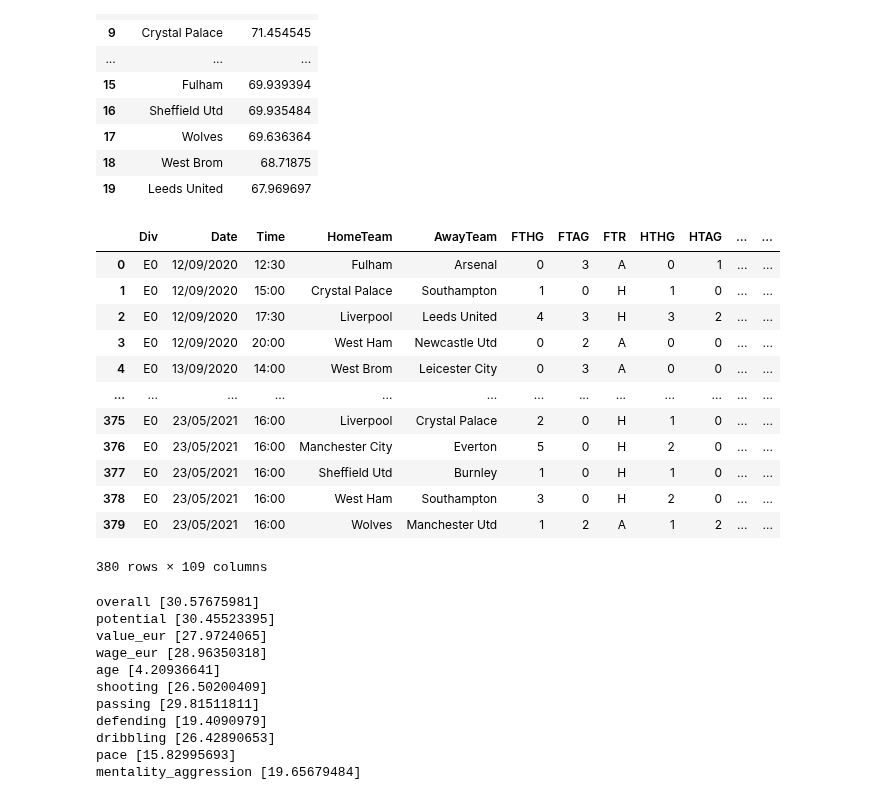
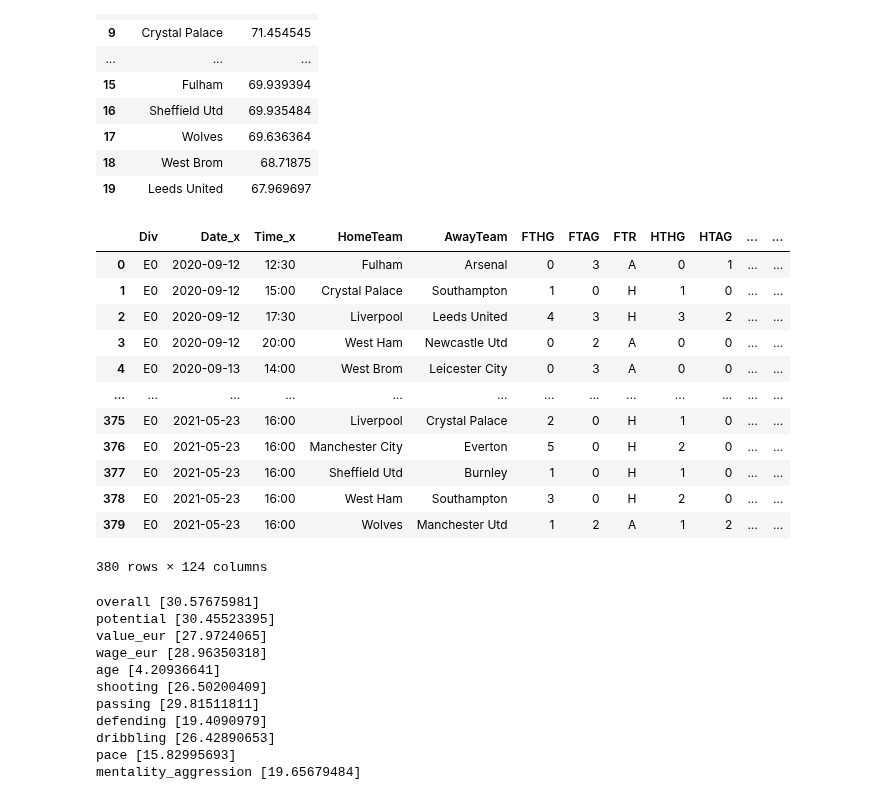
Before and after one commit to Giuliano99/Masterarbeit, a Jupyter notebook: Import Data.ipynb, the cells around one changed output. Saved outputs shown, nothing was run; the diff lists cells and outputs as text; code cells hidden in the pictures.

```diff
--- a/Import Data.ipynb
+++ b/Import Data.ipynb
@@ -217,26 +217,34 @@ fifa_rating_away
 | 19 | Leeds United | 67.969697 |
 # %%
 #merge dataframes
+
+PL_20_21['Date'] = pd.to_datetime(PL_20_21['Date'], dayfirst=True)
+PL_20_21['ID'] = PL_20_21['Date'].astype(str) + PL_20_21 ['HomeTeam'] + PL_20_21 ['AwayTeam']
+PL_20_21_xG['ID'] = PL_20_21_xG['Date'].astype(str) + PL_20_21_xG ['Home'] + PL_20_21_xG ['Away']
+#print((PL_20_21_xG['ID']))
+
+
 PL_21_team_ratings = pd.merge(PL_20_21, fifa_rating_home, on='HomeTeam', how='left')
 PL_21_team_ratings = pd.merge(PL_21_team_ratings, fifa_rating_away, on='AwayTeam', how='left')
+PL_21_team_ratings = pd.merge(PL_21_team_ratings, PL_20_21_xG, on= 'ID', how= 'left')
 
 PL_21_team_ratings['Rating difference'] = PL_21_team_ratings['Rating_Home']-PL_21_team_ratings['Rating_Away']
 
 PL_21_team_ratings
 # %% [output]
-|  | Div | Date | Time | HomeTeam | AwayTeam | FTHG | FTAG | FTR | HTHG | HTAG | ... | ... |
-| 0 | E0 | 12/09/2020 | 12:30 | Fulham | Arsenal | 0 | 3 | A | 0 | 1 | ... | ... |
-| 1 | E0 | 12/09/2020 | 15:00 | Crystal Palace | Southampton | 1 | 0 | H | 1 | 0 | ... | ... |
-| 2 | E0 | 12/09/2020 | 17:30 | Liverpool | Leeds United | 4 | 3 | H | 3 | 2 | ... | ... |
-| 3 | E0 | 12/09/2020 | 20:00 | West Ham | Newcastle Utd | 0 | 2 | A | 0 | 0 | ... | ... |
-| 4 | E0 | 13/09/2020 | 14:00 | West Brom | Leicester City | 0 | 3 | A | 0 | 0 | ... | ... |
+|  | Div | Date_x | Time_x | HomeTeam | AwayTeam | FTHG | FTAG | FTR | HTHG | HTAG | ... | ... |
+| 0 | E0 | 2020-09-12 | 12:30 | Fulham | Arsenal | 0 | 3 | A | 0 | 1 | ... | ... |
+| 1 | E0 | 2020-09-12 | 15:00 | Crystal Palace | Southampton | 1 | 0 | H | 1 | 0 | ... | ... |
+| 2 | E0 | 2020-09-12 | 17:30 | Liverpool | Leeds United | 4 | 3 | H | 3 | 2 | ... | ... |
+| 3 | E0 | 2020-09-12 | 20:00 | West Ham | Newcastle Utd | 0 | 2 | A | 0 | 0 | ... | ... |
+| 4 | E0 | 2020-09-13 | 14:00 | West Brom | Leicester City | 0 | 3 | A | 0 | 0 | ... | ... |
 | ... | ... | ... | ... | ... | ... | ... | ... | ... | ... | ... | ... | ... |
-| 375 | E0 | 23/05/2021 | 16:00 | Liverpool | Crystal Palace | 2 | 0 | H | 1 | 0 | ... | ... |
-| 376 | E0 | 23/05/2021 | 16:00 | Manchester City | Everton | 5 | 0 | H | 2 | 0 | ... | ... |
-| 377 | E0 | 23/05/2021 | 16:00 | Sheffield Utd | Burnley | 1 | 0 | H | 1 | 0 | ... | ... |
-| 378 | E0 | 23/05/2021 | 16:00 | West Ham | Southampton | 3 | 0 | H | 2 | 0 | ... | ... |
-| 379 | E0 | 23/05/2021 | 16:00 | Wolves | Manchester Utd | 1 | 2 | A | 1 | 2 | ... | ... |
+| 375 | E0 | 2021-05-23 | 16:00 | Liverpool | Crystal Palace | 2 | 0 | H | 1 | 0 | ... | ... |
+| 376 | E0 | 2021-05-23 | 16:00 | Manchester City | Everton | 5 | 0 | H | 2 | 0 | ... | ... |
+| 377 | E0 | 2021-05-23 | 16:00 | Sheffield Utd | Burnley | 1 | 0 | H | 1 | 0 | ... | ... |
+| 378 | E0 | 2021-05-23 | 16:00 | West Ham | Southampton | 3 | 0 | H | 2 | 0 | ... | ... |
+| 379 | E0 | 2021-05-23 | 16:00 | Wolves | Manchester Utd | 1 | 2 | A | 1 | 2 | ... | ... |
-380 rows × 109 columns
+380 rows × 124 columns
 # %%
 PL_21_team_ratings.to_csv('PL21_teamratings.csv',index=False)
 # %%
```
Also changed, not shown: parts of 1 cell of this notebook, 9 other files.
